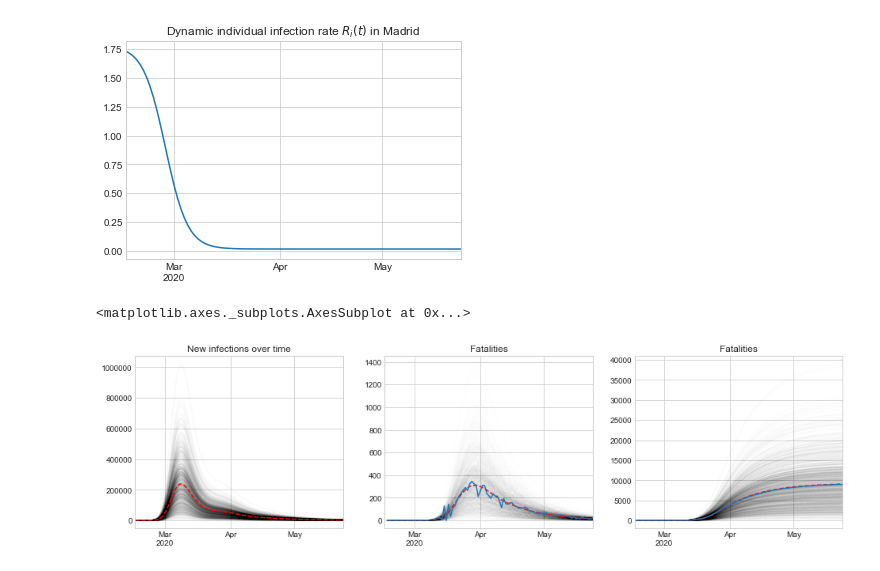
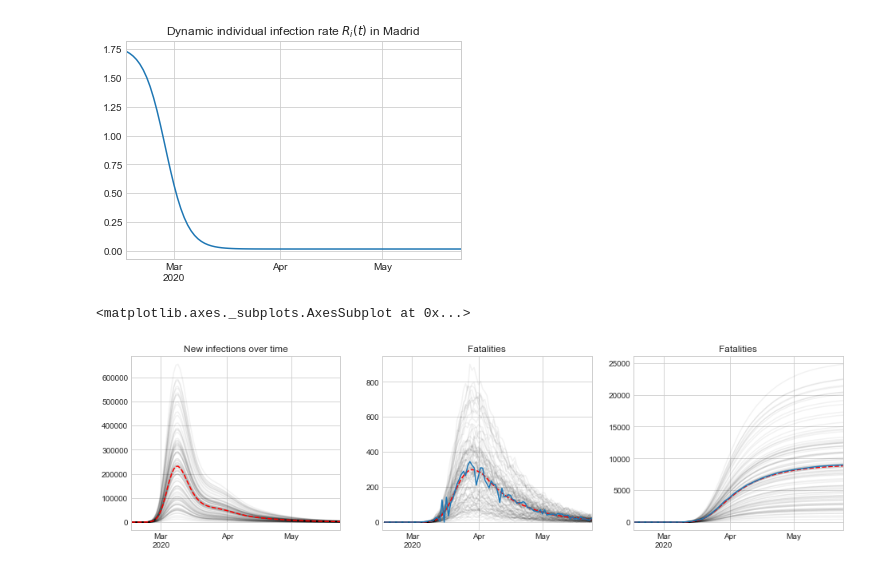
Before and after one commit to covid19-modeling/pyncov-19, a Jupyter notebook: notebooks/basics.ipynb, the cells around one changed output. Cells and saved outputs as stored; diff of their text form; code cells hidden in the pictures.

Commit message:
Add plot and io modules

```diff
--- a/notebooks/basics.ipynb
+++ b/notebooks/basics.ipynb
@@ -170,7 +156,7 @@ df.plot();
 # %%
 # Parameters were obtained by fitting the stochastic model with CMA-ES. Training the model is out of the scope of this tutorial.
 # NOTE: Remember that the Ri(t) function is not like the R(t) reproductive number of classical models.
-params_madrid = get_trained_params('ESP-MD')
+params_madrid = nc.io.get_trained_params('ESP-MD')
 infection_rates = [nc.default_rit_function(i, params_madrid) for i in range(len(df.index))]
 pd.Series(infection_rates, index=df.index).plot(title="Dynamic individual infection rate $R_i(t)$ in Madrid");
 # %% [output]
@@ -179,14 +165,14 @@ pd.Series(infection_rates, index=df.index).plot(title="Dynamic individual infect
 # Simulate using the population from Madrid (~6.680.000)
 # Use 4 processed to parallelize the generation of the chains
 simulations = nc.sample_chains(6680000, initial_infections, m, infection_rates,
-                               num_chains=1000, n_workers=4, show_progress=True)
+                               num_chains=100, n_workers=4, show_progress=True)
 # %%
 fig, ax = plt.subplots(1, 3, figsize=(16,4))
-plot_state(simulations, nc.S.I1, ax=ax[0], index=df.index, title="New infections over time")
-plot_state(simulations, nc.S.M0, diff=True, ax=ax[1], alpha=0.005, index=df.index, title="Fatalities")
-plot_state(simulations, nc.S.M0, ax=ax[2], index=df.index, title="Fatalities")
+nc.plot.plot_state(simulations, nc.S.I1, ax=ax[0], index=df.index, title="New infections over time")
+nc.plot.plot_state(simulations, nc.S.M0, diff=True, ax=ax[1], index=df.index, title="Fatalities")
+nc.plot.plot_state(simulations, nc.S.M0, ax=ax[2], index=df.index, title="Fatalities")
 df.diff().plot(ax=ax[1])
 df.plot(ax=ax[2])
 # %% [output]
 <matplotlib.axes._subplots.AxesSubplot at 0x...>
-[figure, old version]
+[figure, new version]
```
Also changed, not shown: parts of 7 cells of this notebook, 8 other files.
